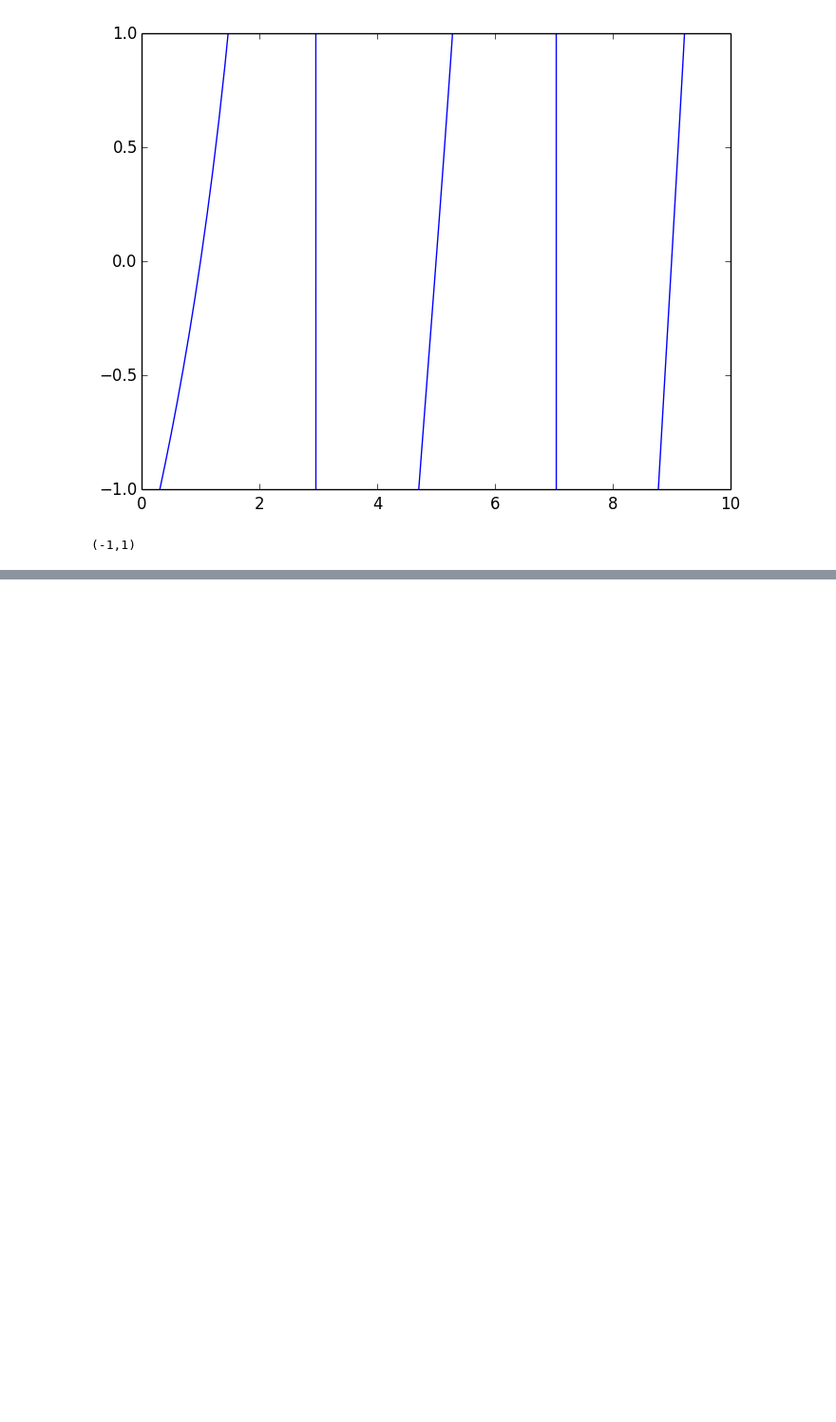
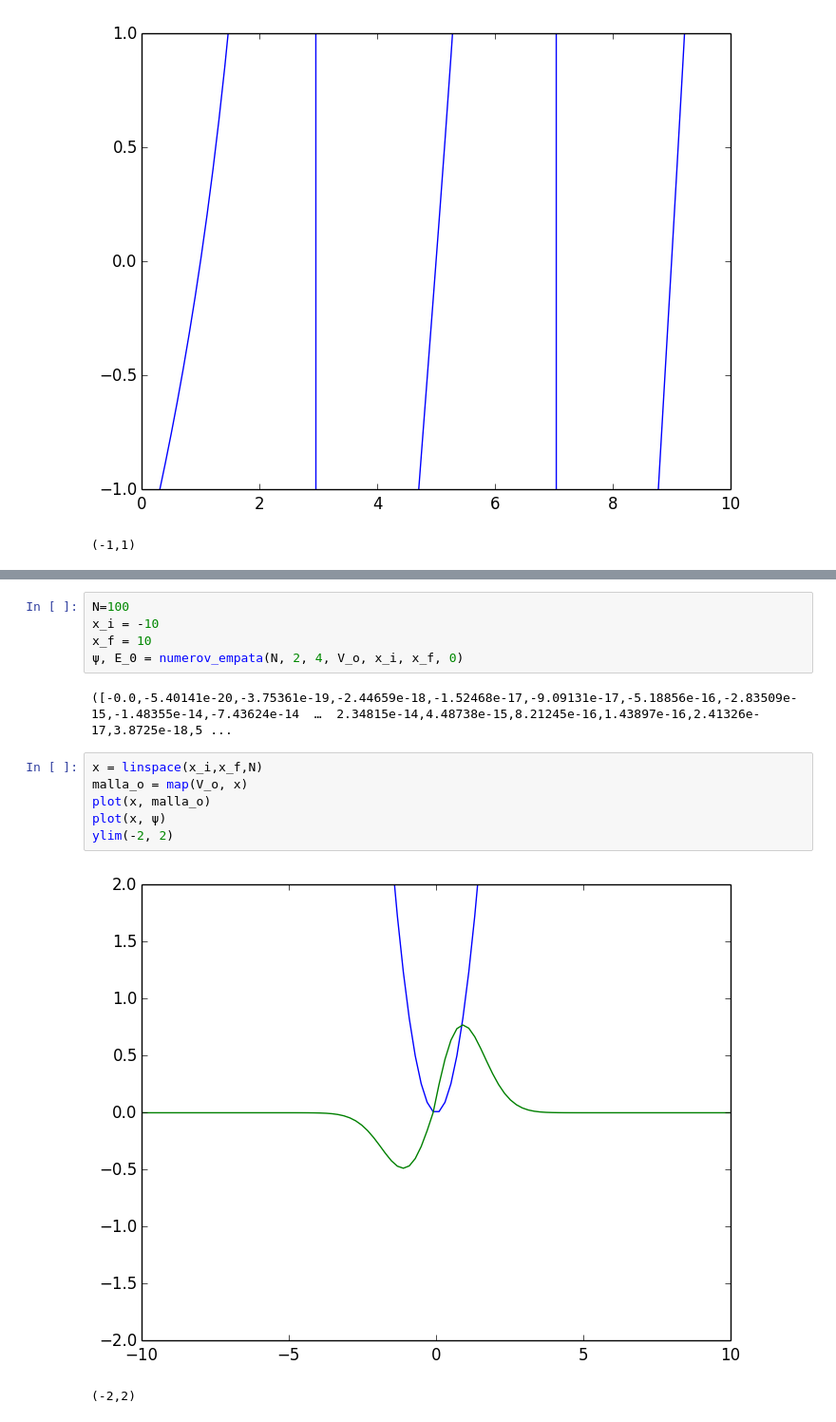
Before and after one commit to davidamaro/finalcompu, a Jupyter notebook: trabajo.ipynb, the cells around one changed output, grey strips where cells are left out. Shown at 95% size. Saved outputs shown, nothing was run; the diff lists cells and outputs as text; blank space fills up the shorter version.

```diff
--- a/trabajo.ipynb
+++ b/trabajo.ipynb
@@ -468,0 +547,16 @@ E_0 = bisec(4, 6, 1, (u->empata_func(N, u, V_o, x_i, x_f, 0)))
+# %%
+N=100
+x_i = -10
+x_f = 10
+ψ, E_0 = numerov_empata(N, 2, 4, V_o, x_i, x_f, 0)
+# %% [output]
+([-0.0,-5.40141e-20,-3.75361e-19,-2.44659e-18,-1.52468e-17,-9.09131e-17,-5.18856e-16,-2.83509e-15,-1.48355e-14,-7.43624e-14  …  2.34815e-14,4.48738e-15,8.21245e-16,1.43897e-16,2.41326e-17,3.8725e-18,5 ...
+# %%
+x = linspace(x_i,x_f,N)
+malla_o = map(V_o, x)
+plot(x, malla_o)
+plot(x, ψ)
+ylim(-2, 2)
+# %% [output]
+[figure, added]
+(-2,2)
```
Also changed, not shown: parts of 7 cells of this notebook.
